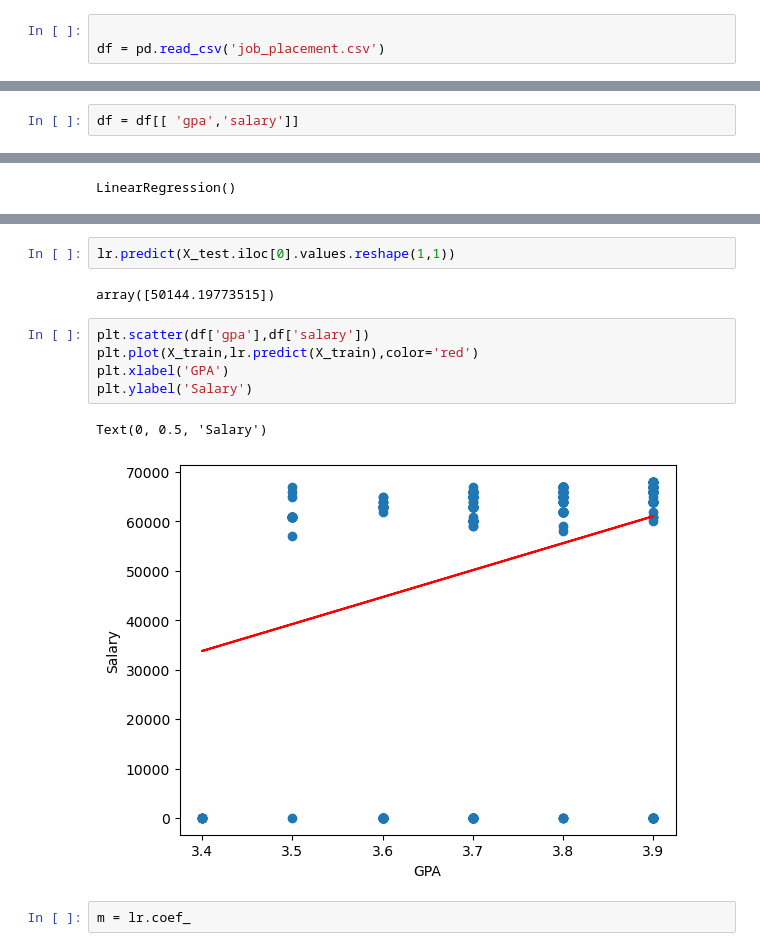
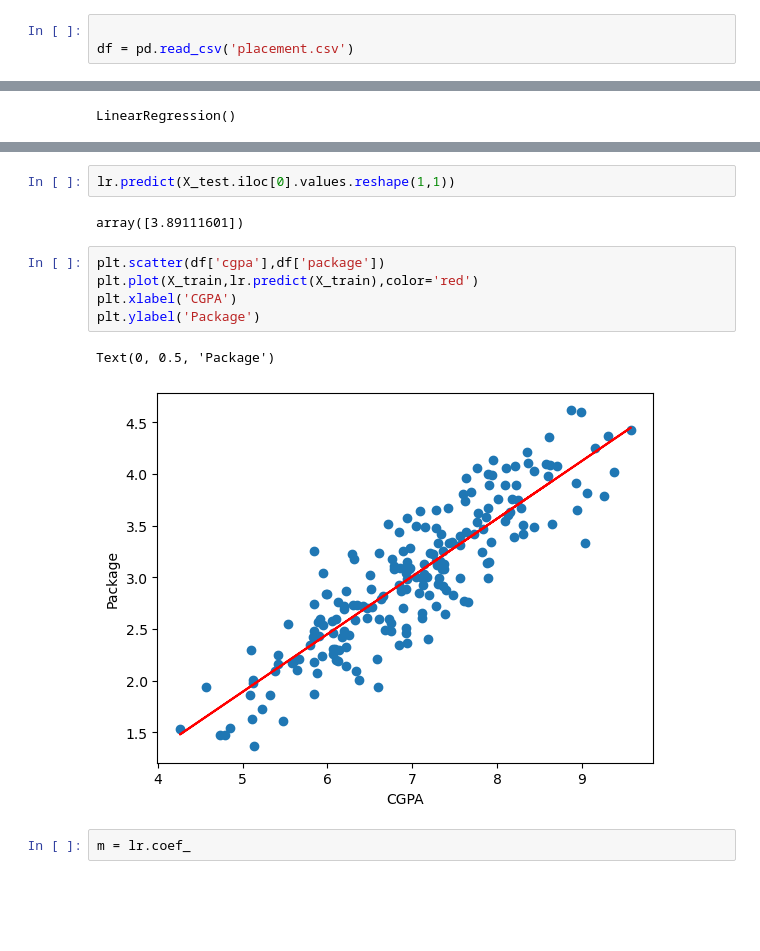
Before and after one commit to rdevang71/100-Days-Of-ML, a Jupyter notebook: D48_Linear_Regression/Simple_lr.ipynb, the cells around one changed output, grey strips where cells are left out. Saved outputs shown, nothing was run; the diff lists cells and outputs as text; blank space fills up the shorter version.

```diff
--- a/D48_Linear_Regression/Simple_lr.ipynb
+++ b/D48_Linear_Regression/Simple_lr.ipynb
@@ -4,7 +4,7 @@ import pandas as pd
 import numpy as np
 # %%
 
-df = pd.read_csv('job_placement.csv')
+df = pd.read_csv('placement.csv')
 # %%
 
 df.head()
@@ -18,2 +17,0 @@ df.head()
-# %%
-df = df[[ 'gpa','salary']]
@@ -87,15 +80,15 @@ X_test
 # %%
 lr.predict(X_test.iloc[0].values.reshape(1,1))
 # %% [output]
-array([50144.19773515])
+array([3.89111601])
 # %%
-plt.scatter(df['gpa'],df['salary'])
+plt.scatter(df['cgpa'],df['package'])
 plt.plot(X_train,lr.predict(X_train),color='red')
-plt.xlabel('GPA')
-plt.ylabel('Salary')
+plt.xlabel('CGPA')
+plt.ylabel('Package')
 # %% [output]
-Text(0, 0.5, 'Salary')
+Text(0, 0.5, 'Package')
-[figure, old version]
+[figure, new version]
 # %%
 m = lr.coef_
 # %%
```
Also changed, not shown: parts of 6 cells of this notebook, 1 other file.
